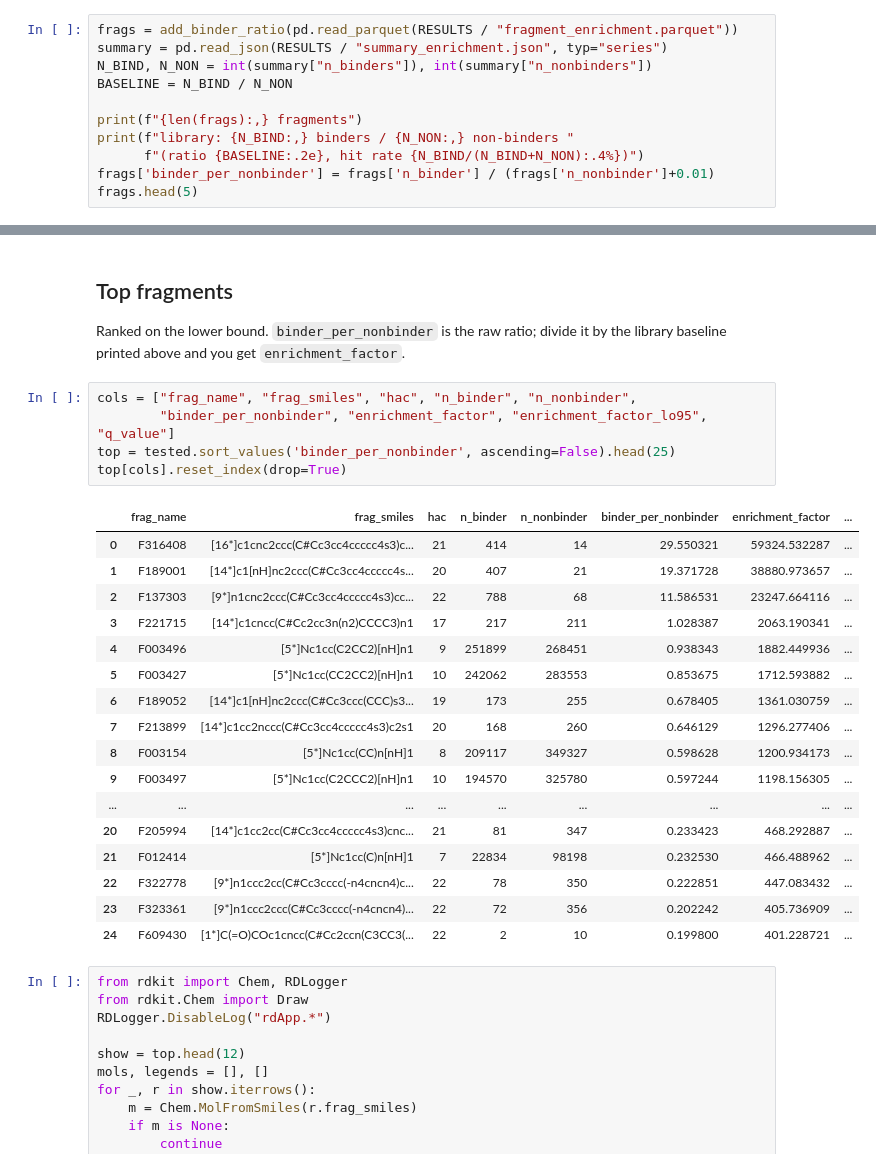
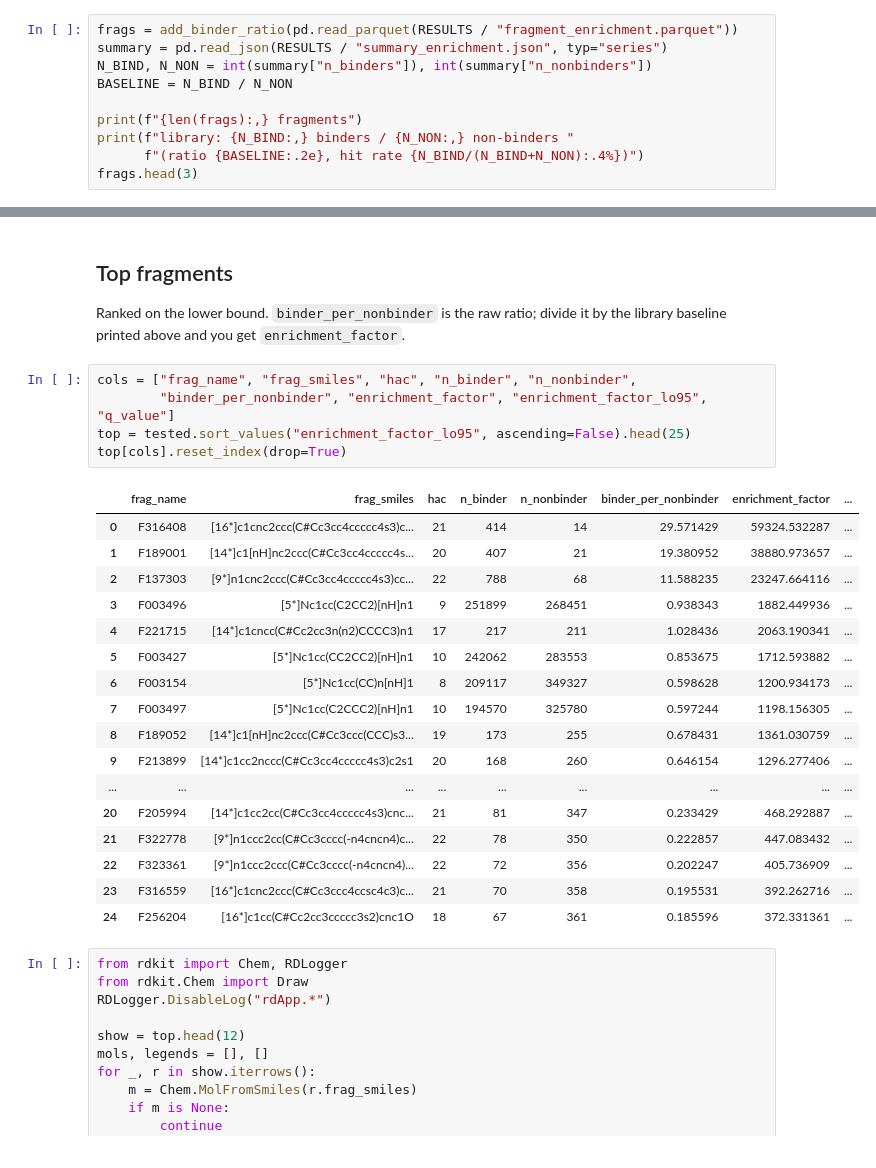
Before and after one commit to AlvaroSmorras/DEL-fragmentation, a Jupyter notebook: notebooks/01_fragment_report.ipynb, the cells around one changed output, grey strips where cells are left out. Drawn from its saved outputs; the diff is of its cells as text.

```diff
--- a/notebooks/01_fragment_report.ipynb
+++ b/notebooks/01_fragment_report.ipynb
@@ -51,8 +51,7 @@ BASELINE = N_BIND / N_NON
 print(f"{len(frags):,} fragments")
 print(f"library: {N_BIND:,} binders / {N_NON:,} non-binders "
       f"(ratio {BASELINE:.2e}, hit rate {N_BIND/(N_BIND+N_NON):.4%})")
-frags['binder_per_nonbinder'] = frags['n_binder'] / (frags['n_nonbinder']+0.01)
-frags.head(5)
+frags.head(3)
 # %% [output]
 850,521 fragments
 library: 1,293,774 binders / 2,595,496,435 non-binders (ratio 4.98e-04, hit rate 0.0498%)
@@ -201,26 +215,26 @@ the library baseline printed above and you get `enrichment_factor`.
 # %%
 cols = ["frag_name", "frag_smiles", "hac", "n_binder", "n_nonbinder",
         "binder_per_nonbinder", "enrichment_factor", "enrichment_factor_lo95", "q_value"]
-top = tested.sort_values('binder_per_nonbinder', ascending=False).head(25)
+top = tested.sort_values("enrichment_factor_lo95", ascending=False).head(25)
 top[cols].reset_index(drop=True)
 # %% [output]
 |  | frag_name | frag_smiles | hac | n_binder | n_nonbinder | binder_per_nonbinder | enrichment_factor | ... |
-| 0 | F316408 | [16*]c1cnc2ccc(C#Cc3cc4ccccc4s3)c... | 21 | 414 | 14 | 29.550321 | 59324.532287 | ... |
-| 1 | F189001 | [14*]c1[nH]nc2ccc(C#Cc3cc4ccccc4s... | 20 | 407 | 21 | 19.371728 | 38880.973657 | ... |
-| 2 | F137303 | [9*]n1cnc2ccc(C#Cc3cc4ccccc4s3)cc... | 22 | 788 | 68 | 11.586531 | 23247.664116 | ... |
-| 3 | F221715 | [14*]c1cncc(C#Cc2cc3n(n2)CCCC3)n1 | 17 | 217 | 211 | 1.028387 | 2063.190341 | ... |
-| 4 | F003496 | [5*]Nc1cc(C2CC2)[nH]n1 | 9 | 251899 | 268451 | 0.938343 | 1882.449936 | ... |
+| 0 | F316408 | [16*]c1cnc2ccc(C#Cc3cc4ccccc4s3)c... | 21 | 414 | 14 | 29.571429 | 59324.532287 | ... |
+| 1 | F189001 | [14*]c1[nH]nc2ccc(C#Cc3cc4ccccc4s... | 20 | 407 | 21 | 19.380952 | 38880.973657 | ... |
+| 2 | F137303 | [9*]n1cnc2ccc(C#Cc3cc4ccccc4s3)cc... | 22 | 788 | 68 | 11.588235 | 23247.664116 | ... |
+| 3 | F003496 | [5*]Nc1cc(C2CC2)[nH]n1 | 9 | 251899 | 268451 | 0.938343 | 1882.449936 | ... |
+| 4 | F221715 | [14*]c1cncc(C#Cc2cc3n(n2)CCCC3)n1 | 17 | 217 | 211 | 1.028436 | 2063.190341 | ... |
 | 5 | F003427 | [5*]Nc1cc(CC2CC2)[nH]n1 | 10 | 242062 | 283553 | 0.853675 | 1712.593882 | ... |
-| 6 | F189052 | [14*]c1[nH]nc2ccc(C#Cc3ccc(CCC)s3... | 19 | 173 | 255 | 0.678405 | 1361.030759 | ... |
-| 7 | F213899 | [14*]c1cc2nccc(C#Cc3cc4ccccc4s3)c2s1 | 20 | 168 | 260 | 0.646129 | 1296.277406 | ... |
-| 8 | F003154 | [5*]Nc1cc(CC)n[nH]1 | 8 | 209117 | 349327 | 0.598628 | 1200.934173 | ... |
-| 9 | F003497 | [5*]Nc1cc(C2CCC2)[nH]n1 | 10 | 194570 | 325780 | 0.597244 | 1198.156305 | ... |
+| 6 | F003154 | [5*]Nc1cc(CC)n[nH]1 | 8 | 209117 | 349327 | 0.598628 | 1200.934173 | ... |
+| 7 | F003497 | [5*]Nc1cc(C2CCC2)[nH]n1 | 10 | 194570 | 325780 | 0.597244 | 1198.156305 | ... |
+| 8 | F189052 | [14*]c1[nH]nc2ccc(C#Cc3ccc(CCC)s3... | 19 | 173 | 255 | 0.678431 | 1361.030759 | ... |
+| 9 | F213899 | [14*]c1cc2nccc(C#Cc3cc4ccccc4s3)c2s1 | 20 | 168 | 260 | 0.646154 | 1296.277406 | ... |
 | ... | ... | ... | ... | ... | ... | ... | ... | ... |
-| 20 | F205994 | [14*]c1cc2cc(C#Cc3cc4ccccc4s3)cnc... | 21 | 81 | 347 | 0.233423 | 468.292887 | ... |
-| 21 | F012414 | [5*]Nc1cc(C)n[nH]1 | 7 | 22834 | 98198 | 0.232530 | 466.488962 | ... |
-| 22 | F322778 | [9*]n1ccc2cc(C#Cc3cccc(-n4cncn4)c... | 22 | 78 | 350 | 0.222851 | 447.083432 | ... |
-| 23 | F323361 | [9*]n1ccc2ccc(C#Cc3cccc(-n4cncn4)... | 22 | 72 | 356 | 0.202242 | 405.736909 | ... |
-| 24 | F609430 | [1*]C(=O)COc1cncc(C#Cc2ccn(C3CC3(... | 22 | 2 | 10 | 0.199800 | 401.228721 | ... |
+| 20 | F205994 | [14*]c1cc2cc(C#Cc3cc4ccccc4s3)cnc... | 21 | 81 | 347 | 0.233429 | 468.292887 | ... |
+| 21 | F322778 | [9*]n1ccc2cc(C#Cc3cccc(-n4cncn4)c... | 22 | 78 | 350 | 0.222857 | 447.083432 | ... |
+| 22 | F323361 | [9*]n1ccc2ccc(C#Cc3cccc(-n4cncn4)... | 22 | 72 | 356 | 0.202247 | 405.736909 | ... |
+| 23 | F316559 | [16*]c1cnc2ccc(C#Cc3ccc4ccsc4c3)c... | 21 | 70 | 358 | 0.195531 | 392.262716 | ... |
+| 24 | F256204 | [16*]c1cc(C#Cc2cc3ccccc3s2)cnc1O | 18 | 67 | 361 | 0.185596 | 372.331361 | ... |
 # %%
 from rdkit import Chem, RDLogger
 from rdkit.Chem import Draw
```
Also changed, not shown: parts of 6 cells of this notebook, 26 other files.
